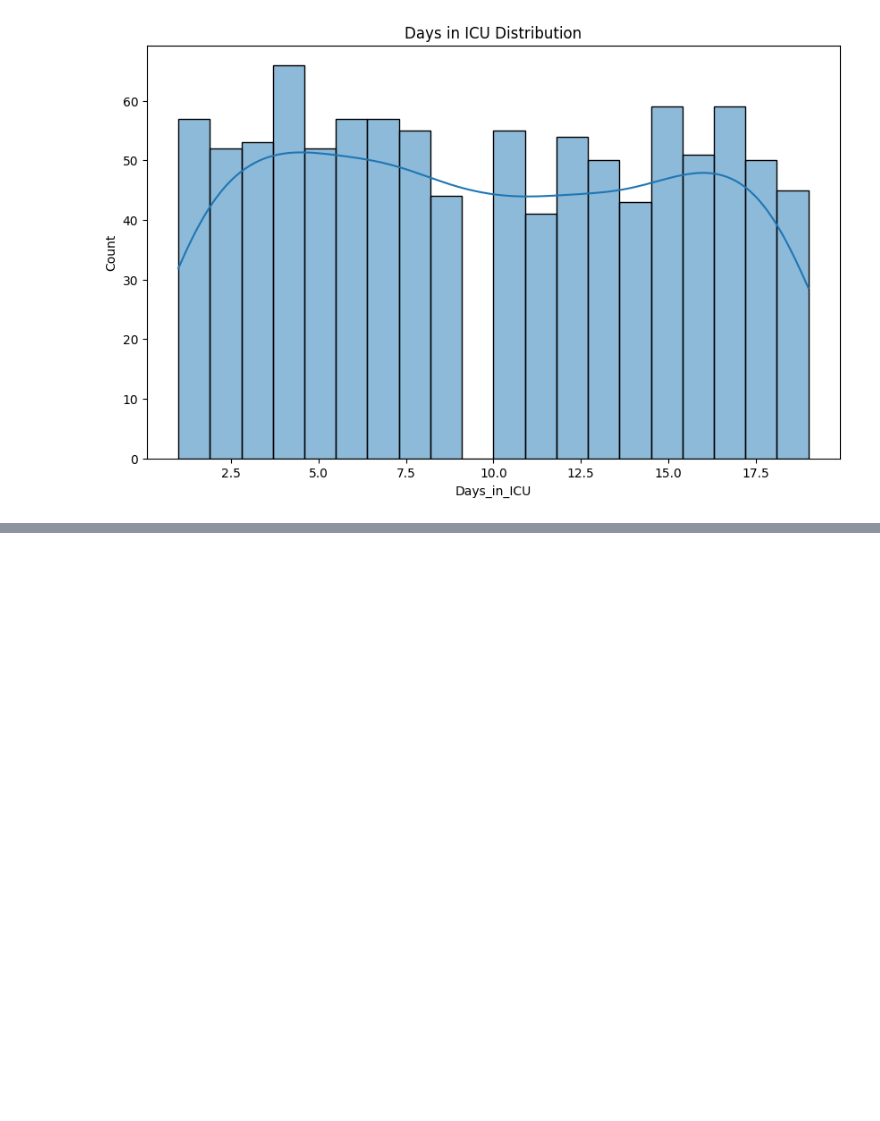
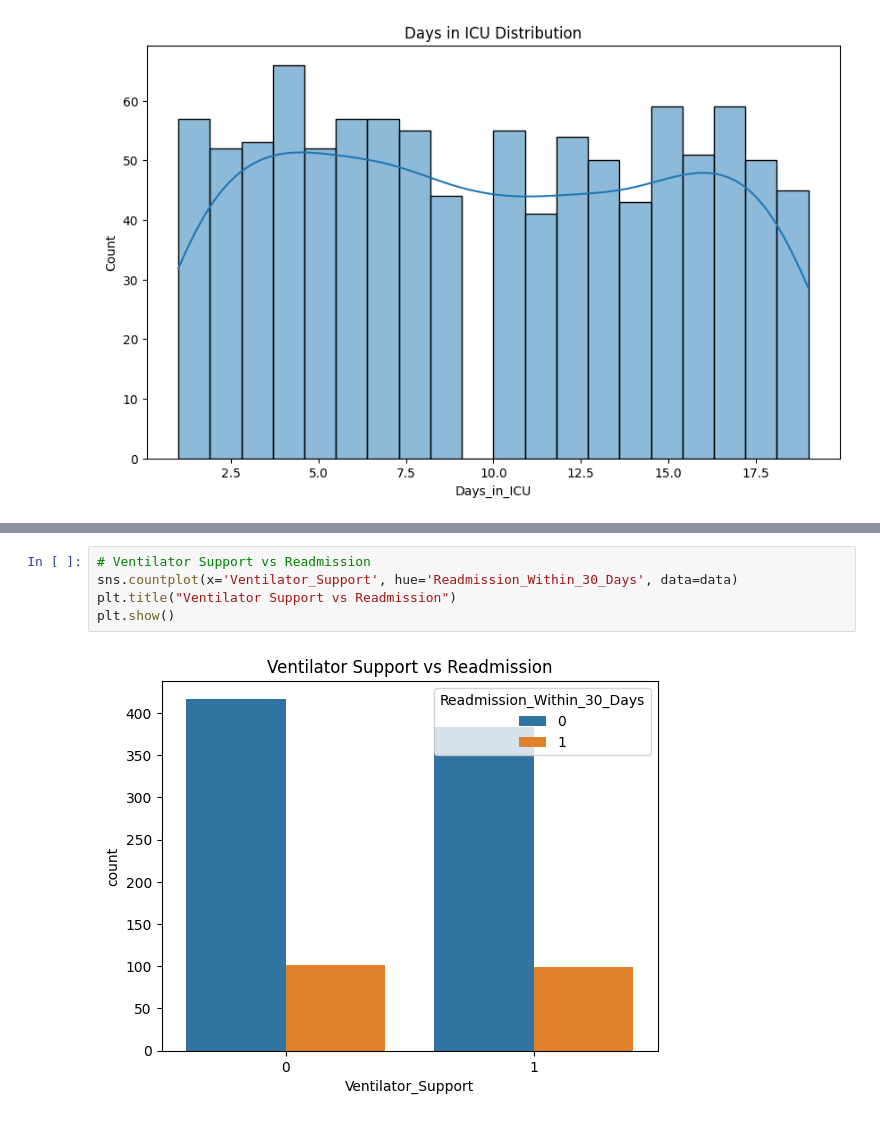
Before and after one commit to AWS-Cloud-Club-Mehran-UET/HacktoberFest-Hackathon, a Jupyter notebook: issue3.ipynb, the cells around one changed output, grey strips where cells are left out. Drawn from its saved outputs; the diff is of its cells as text; blank space fills up the shorter version.

```diff
--- a/issue3.ipynb
+++ b/issue3.ipynb
@@ -87,0 +95,7 @@ plt.show()
+# %%
+# Ventilator Support vs Readmission
+sns.countplot(x='Ventilator_Support', hue='Readmission_Within_30_Days', data=data)
+plt.title("Ventilator Support vs Readmission")
+plt.show()
+# %% [output]
+[figure, added]
```
Also changed, not shown: parts of 2 cells of this notebook.
